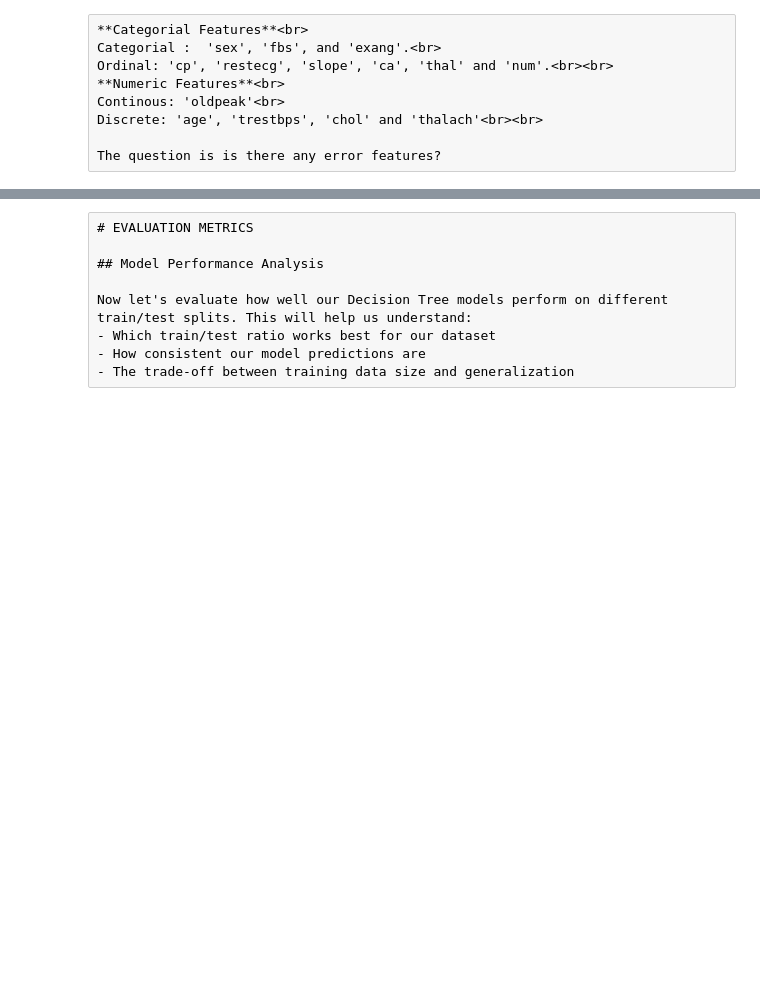
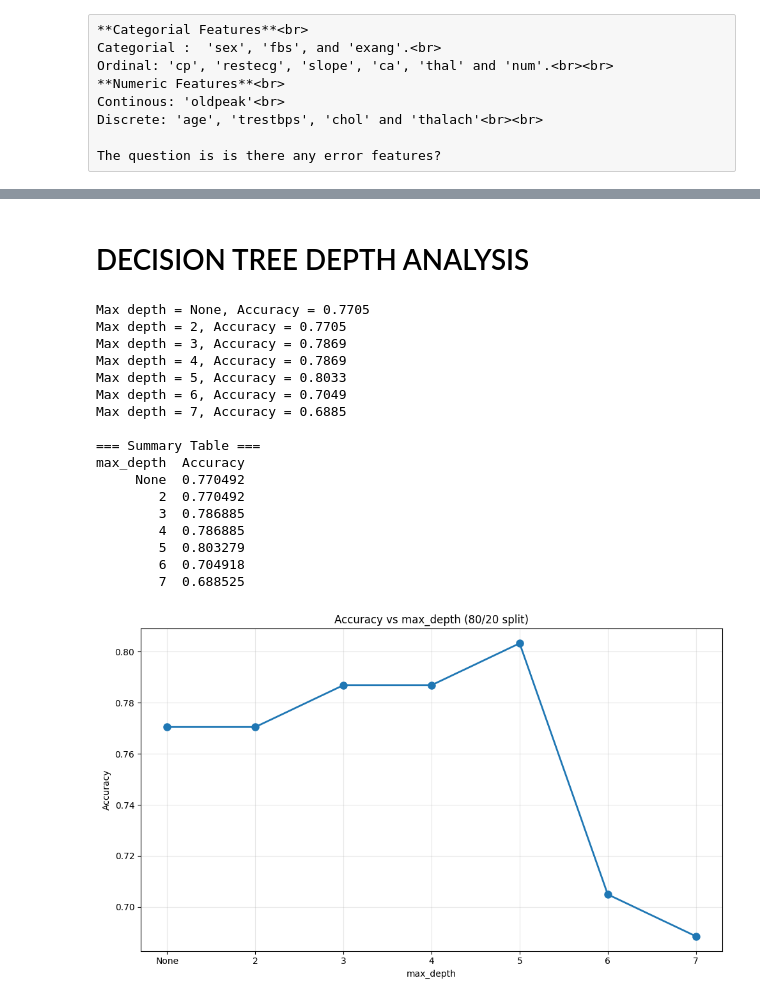
Before and after one commit to mandeotv1234/AI_Project02, a Jupyter notebook: Decision-Tree-AI-Project-main/heart-EDA-Classification-merged.ipynb, the cells around one changed output, grey strips where cells are left out. Drawn from its saved outputs; the diff is of its cells as text; code cells hidden in the pictures; blank space fills up the shorter version.

```diff
--- a/Decision-Tree-AI-Project-main/heart-EDA-Classification-merged.ipynb
+++ b/Decision-Tree-AI-Project-main/heart-EDA-Classification-merged.ipynb
@@ -275,9 +468,61 @@ for key in ['40/60', '60/40', '80/20', '90/10']:
-# %% [raw]
-# EVALUATION METRICS
-
-## Model Performance Analysis
-
-Now let's evaluate how well our Decision Tree models perform on different train/test splits. This will help us understand:
-- Which train/test ratio works best for our dataset
-- How consistent our model predictions are
-- The trade-off between training data size and generalization
+# %% [markdown]
+# DECISION TREE DEPTH ANALYSIS
+# %%
+data_8020 = subsets['80/20']
+X_train = data_8020['X_train']
+y_train = data_8020['y_train']
+X_test, y_test = data_8020['X_test'], data_8020['y_test']
+feature_cols = X_train.columns.tolist()
+
+# Huấn luyện với các max_depth khác nhau
+depths = [None, 2, 3, 4, 5, 6, 7]
+results = []
+
+for d in depths:
+    # Huấn luyện
+    clf = DecisionTreeClassifier(criterion = 'entropy', max_depth = d, random_state = 42)
+    clf.fit(X_train, y_train)
+
+    # Đo accuracy
+    y_pred = clf.predict(X_test)
+    acc = accuracy_score(y_test, y_pred)
+    results.append((d, acc))
+
+    depth_label = 'None' if d is None else str(d)
+    print(f"Max depth = {depth_label}, Accuracy = {acc:.4f}")
+
+# Tạo bảng tổng hợp và vẽ đồ thị
+depth_vals, acc_vals = zip(*results)
+depth_labels = ['None' if d is None else str(d) for d in depth_vals]
+
+df_results = pd.DataFrame({'max_depth': depth_labels, 'Accuracy': acc_vals})
+print("\n=== Summary Table ===")
+print(df_results.to_string(index=False))
+
+plt.figure(figsize=(10, 6))
+plt.plot(depth_labels, acc_vals, marker = 'o', linewidth=2, markersize=8)
+plt.xlabel('max_depth')
+plt.ylabel('Accuracy')
+plt.title('Accuracy vs max_depth (80/20 split)')
+plt.grid(True, alpha=0.3)
+plt.tight_layout()
+plt.show()
+# %% [output]
+Max depth = None, Accuracy = 0.7705
+Max depth = 2, Accuracy = 0.7705
+Max depth = 3, Accuracy = 0.7869
+Max depth = 4, Accuracy = 0.7869
+Max depth = 5, Accuracy = 0.8033
+Max depth = 6, Accuracy = 0.7049
+Max depth = 7, Accuracy = 0.6885
+
+=== Summary Table ===
+max_depth  Accuracy
+     None  0.770492
+        2  0.770492
+        3  0.786885
+        4  0.786885
+        5  0.803279
+        6  0.704918
+        7  0.688525
+[figure, added]
```
Also changed, not shown: parts of 85 cells of this notebook.
